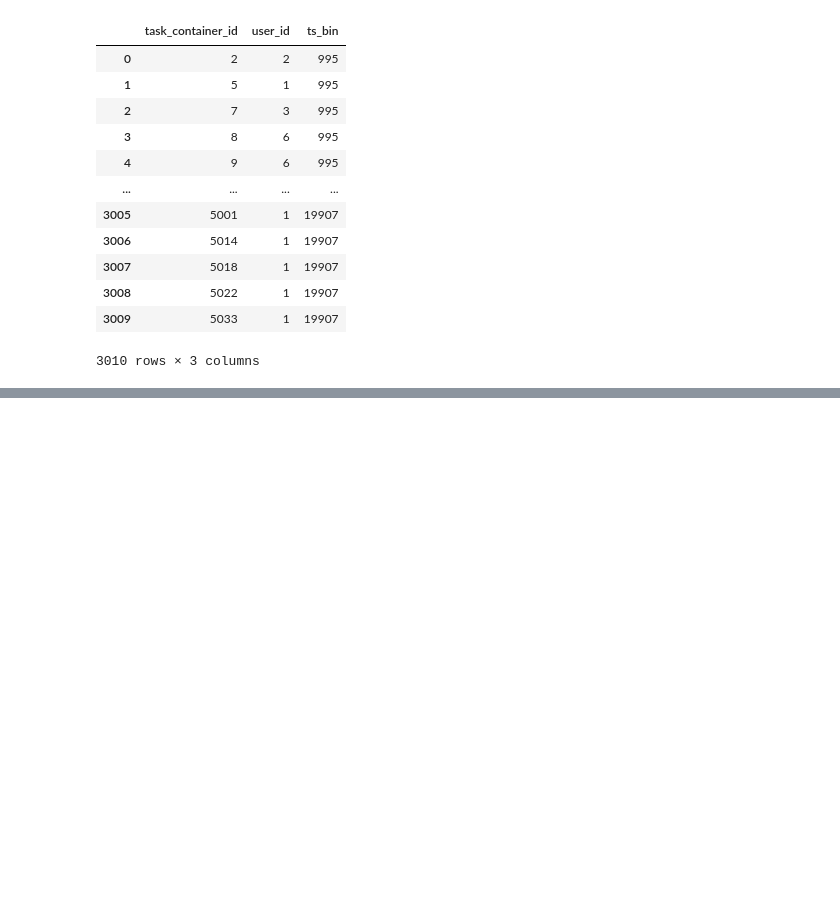
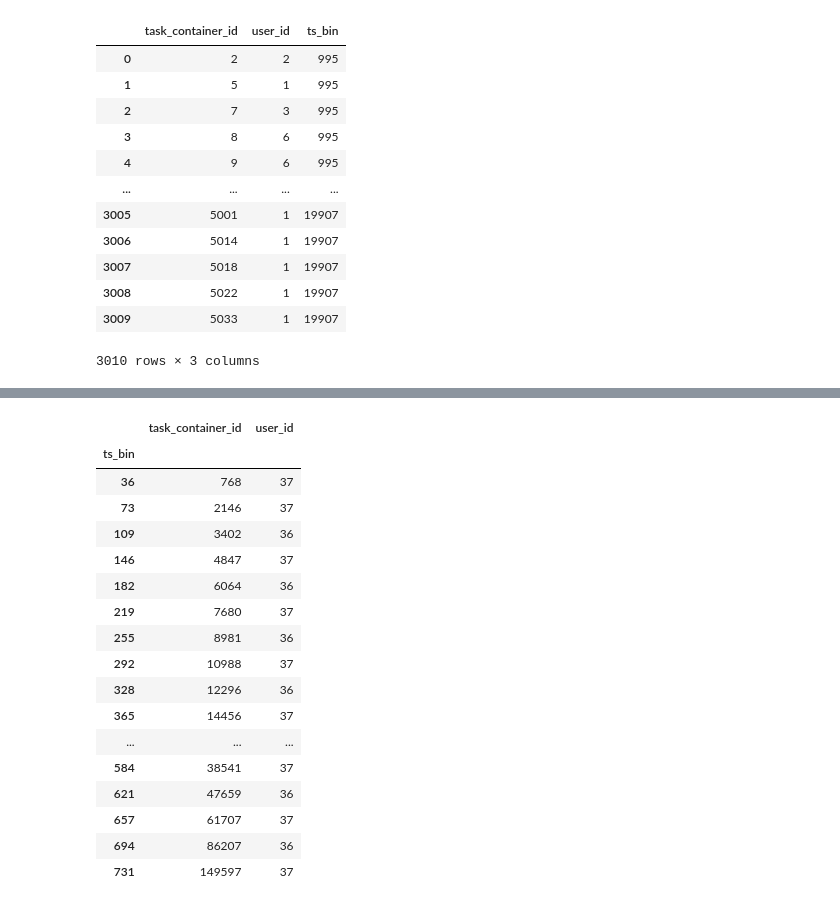
Before and after one commit to ingu627/answer_correctness, a Jupyter notebook: Train_Lectures.ipynb, the cells around one changed output, grey strips where cells are left out. Cells and saved outputs as stored; diff of their text form; code cells hidden in the pictures; blank space fills up the shorter version.

```diff
--- a/Train_Lectures.ipynb
+++ b/Train_Lectures.ipynb
@@ -144,0 +197,21 @@ tmp
+# %%
+tmp.groupby("ts_bin").sum()
+# %% [output]
+|  | task_container_id | user_id |
+| ts_bin |  |  |
+| 36 | 768 | 37 |
+| 73 | 2146 | 37 |
+| 109 | 3402 | 36 |
+| 146 | 4847 | 37 |
+| 182 | 6064 | 36 |
+| 219 | 7680 | 37 |
+| 255 | 8981 | 36 |
+| 292 | 10988 | 37 |
+| 328 | 12296 | 36 |
+| 365 | 14456 | 37 |
+| ... | ... | ... |
+| 584 | 38541 | 37 |
+| 621 | 47659 | 36 |
+| 657 | 61707 | 37 |
+| 694 | 86207 | 36 |
+| 731 | 149597 | 37 |
```
Also changed, not shown: parts of 14 cells of this notebook.
